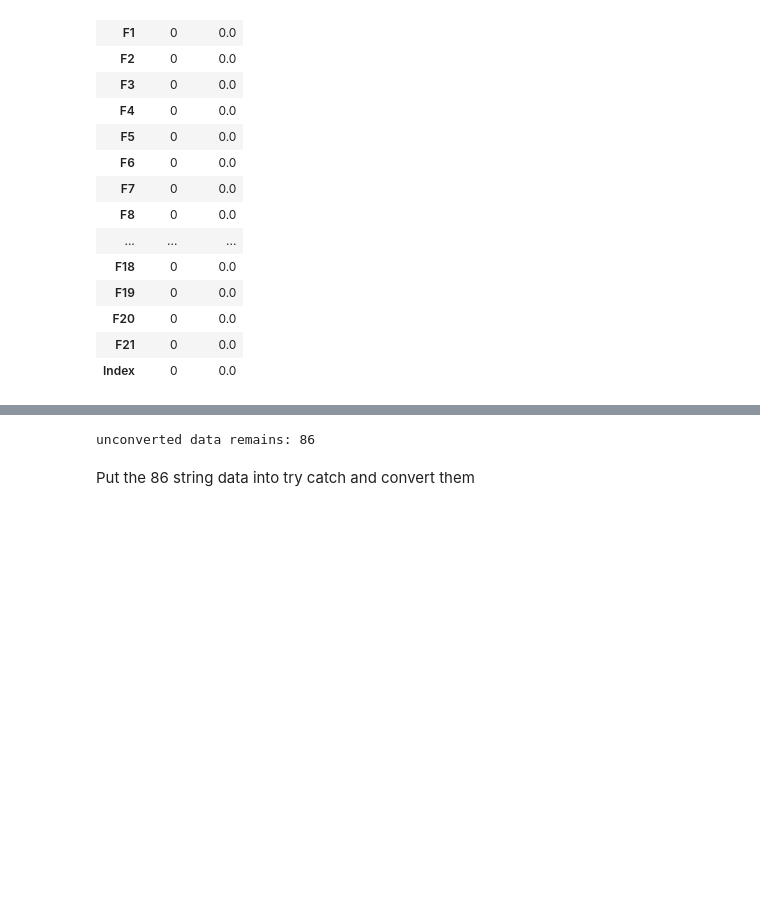
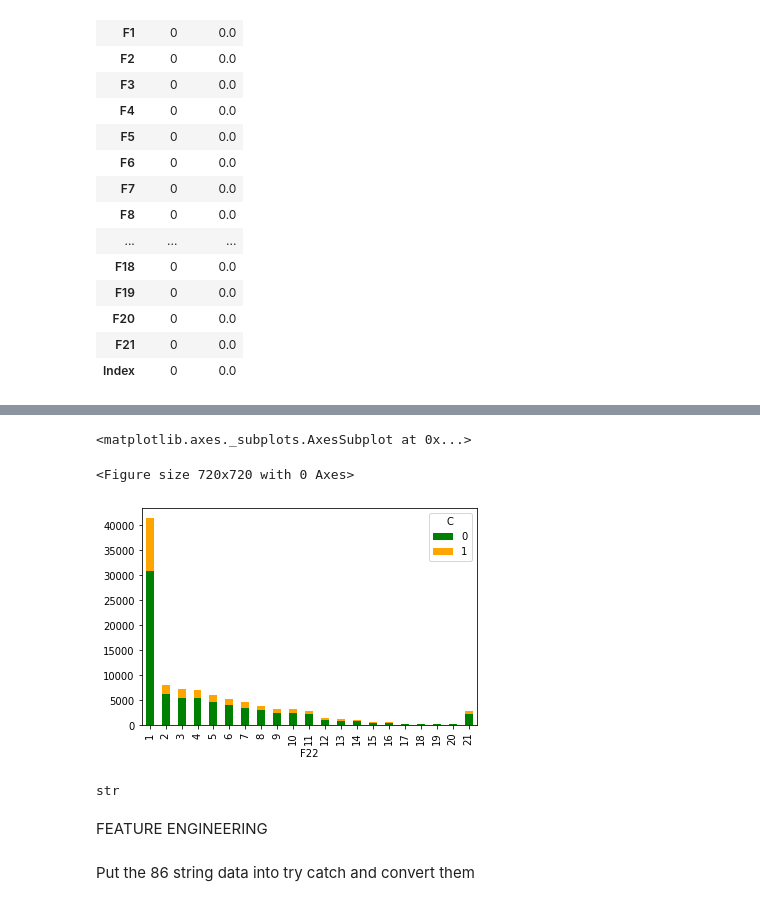
Before and after one commit to ssunwalka01/peopleinteractive, a Jupyter notebook: Shubham_1.ipynb, the cells around one changed output, grey strips where cells are left out. Drawn from its saved outputs; the diff is of its cells as text; code cells hidden in the pictures; blank space fills up the shorter version.

```diff
--- a/Shubham_1.ipynb
+++ b/Shubham_1.ipynb
@@ -449,0 +533,12 @@ data_missing
+# %%
+plt.figure(figsize=(10,10))
+df = pd.crosstab(train['F22'],train['C'])
+df.plot(kind='bar', stacked= True ,color =['green','orange'],grid=False)
+# %% [output]
+<matplotlib.axes._subplots.AxesSubplot at 0x...>
+<Figure size 720x720 with 0 Axes>
+[figure, added]
+# %%
+type(train['F15'][670])
+# %% [output]
+str
@@ -450,11 +549,11 @@ data_missing
+# %% [markdown]
+FEATURE ENGINEERING
 # %%
-try:
-  train['date_1']=pd.to_datetime(train['F15'],format='%d/%m/%y',dayfirst=True)
-  train['date_2']=pd.to_datetime(train['F16'],format='%d/%m/%y',dayfirst=True)
-except Exception as e:
-  print(e)
+# try:
+#   train['date_1']=pd.to_datetime(train['F15'],format='%m/%d/%y',dayfirst=True)
+#   train['date_2']=pd.to_datetime(train['F16'],format='%m/%d/%y',dayfirst=True)
+# except Exception as e:
+#   print(e)
-# %% [output]
-unconverted data remains: 86
 # %% [markdown]
 Put the 86 string data into try catch and convert them
 # %%
```
Also changed, not shown: parts of 38 cells of this notebook.
